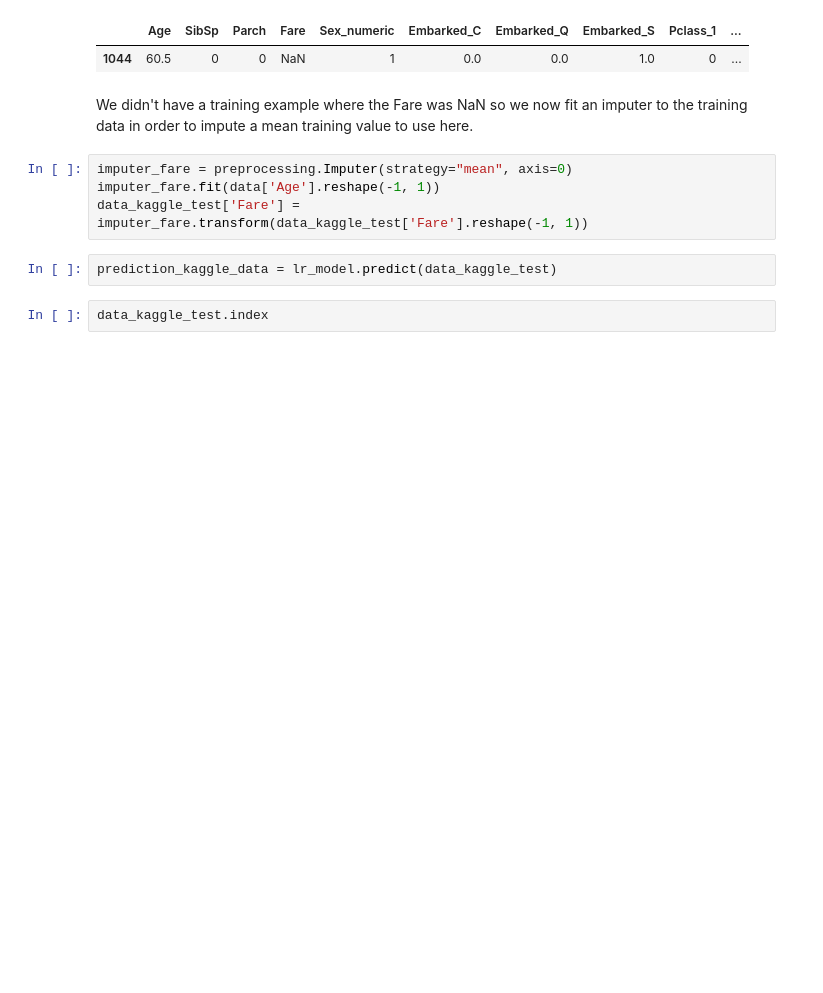
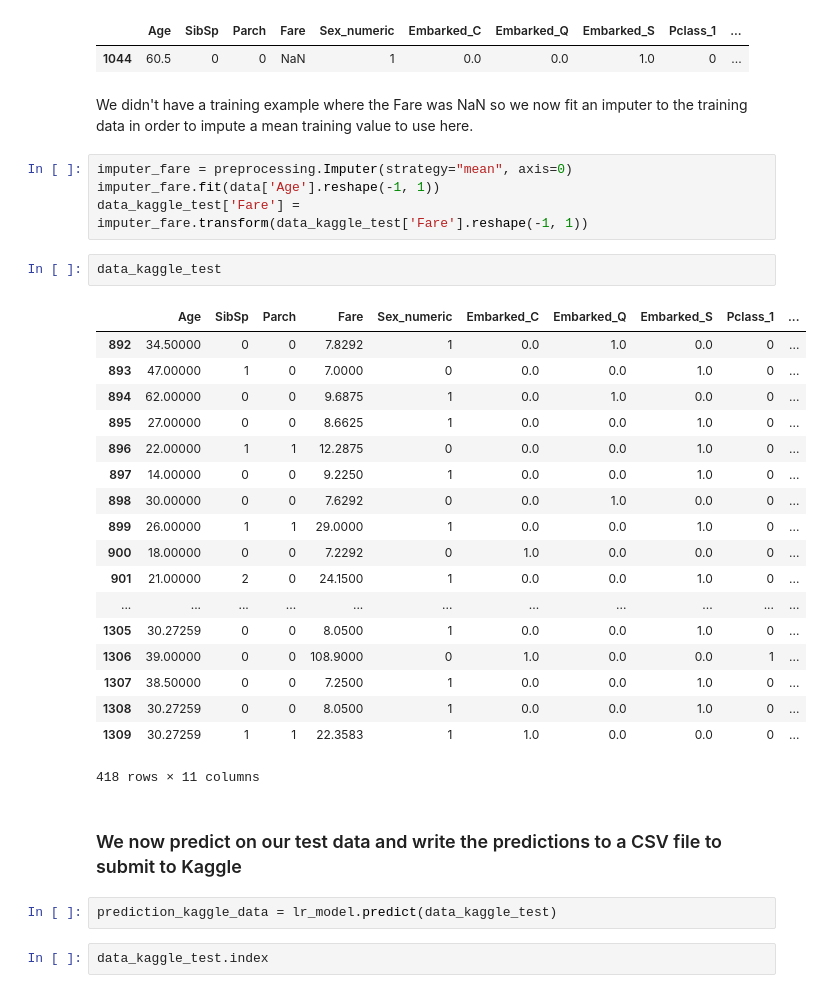
Before and after one commit to AshleySetter/Kaggle_Competitions, a Jupyter notebook: Titanic_project/Titanic - Machine Learning from Disaster.ipynb, the cells around one changed output. Cells and saved outputs as stored; diff of their text form; blank space fills up the shorter version.

```diff
--- a/Titanic_project/Titanic - Machine Learning from Disaster.ipynb
+++ b/Titanic_project/Titanic - Machine Learning from Disaster.ipynb
@@ -550,6 +556,29 @@ We didn't have a training example where the Fare was NaN so we now fit an impute
 imputer_fare = preprocessing.Imputer(strategy="mean", axis=0)
 imputer_fare.fit(data['Age'].reshape(-1, 1))
 data_kaggle_test['Fare'] = imputer_fare.transform(data_kaggle_test['Fare'].reshape(-1, 1))
+# %%
+data_kaggle_test
+# %% [output]
+|  | Age | SibSp | Parch | Fare | Sex_numeric | Embarked_C | Embarked_Q | Embarked_S | Pclass_1 | ... |
+| 892 | 34.50000 | 0 | 0 | 7.8292 | 1 | 0.0 | 1.0 | 0.0 | 0 | ... |
+| 893 | 47.00000 | 1 | 0 | 7.0000 | 0 | 0.0 | 0.0 | 1.0 | 0 | ... |
+| 894 | 62.00000 | 0 | 0 | 9.6875 | 1 | 0.0 | 1.0 | 0.0 | 0 | ... |
+| 895 | 27.00000 | 0 | 0 | 8.6625 | 1 | 0.0 | 0.0 | 1.0 | 0 | ... |
+| 896 | 22.00000 | 1 | 1 | 12.2875 | 0 | 0.0 | 0.0 | 1.0 | 0 | ... |
+| 897 | 14.00000 | 0 | 0 | 9.2250 | 1 | 0.0 | 0.0 | 1.0 | 0 | ... |
+| 898 | 30.00000 | 0 | 0 | 7.6292 | 0 | 0.0 | 1.0 | 0.0 | 0 | ... |
+| 899 | 26.00000 | 1 | 1 | 29.0000 | 1 | 0.0 | 0.0 | 1.0 | 0 | ... |
+| 900 | 18.00000 | 0 | 0 | 7.2292 | 0 | 1.0 | 0.0 | 0.0 | 0 | ... |
+| 901 | 21.00000 | 2 | 0 | 24.1500 | 1 | 0.0 | 0.0 | 1.0 | 0 | ... |
+| ... | ... | ... | ... | ... | ... | ... | ... | ... | ... | ... |
+| 1305 | 30.27259 | 0 | 0 | 8.0500 | 1 | 0.0 | 0.0 | 1.0 | 0 | ... |
+| 1306 | 39.00000 | 0 | 0 | 108.9000 | 0 | 1.0 | 0.0 | 0.0 | 1 | ... |
+| 1307 | 38.50000 | 0 | 0 | 7.2500 | 1 | 0.0 | 0.0 | 1.0 | 0 | ... |
+| 1308 | 30.27259 | 0 | 0 | 8.0500 | 1 | 0.0 | 0.0 | 1.0 | 0 | ... |
+| 1309 | 30.27259 | 1 | 1 | 22.3583 | 1 | 1.0 | 0.0 | 0.0 | 0 | ... |
+418 rows × 11 columns
+# %% [markdown]
+### We now predict on our test data and write the predictions to a CSV file to submit to Kaggle
 # %%
 prediction_kaggle_data = lr_model.predict(data_kaggle_test)
 # %%
```
Also changed, not shown: parts of 49 cells of this notebook, 1 other file.
